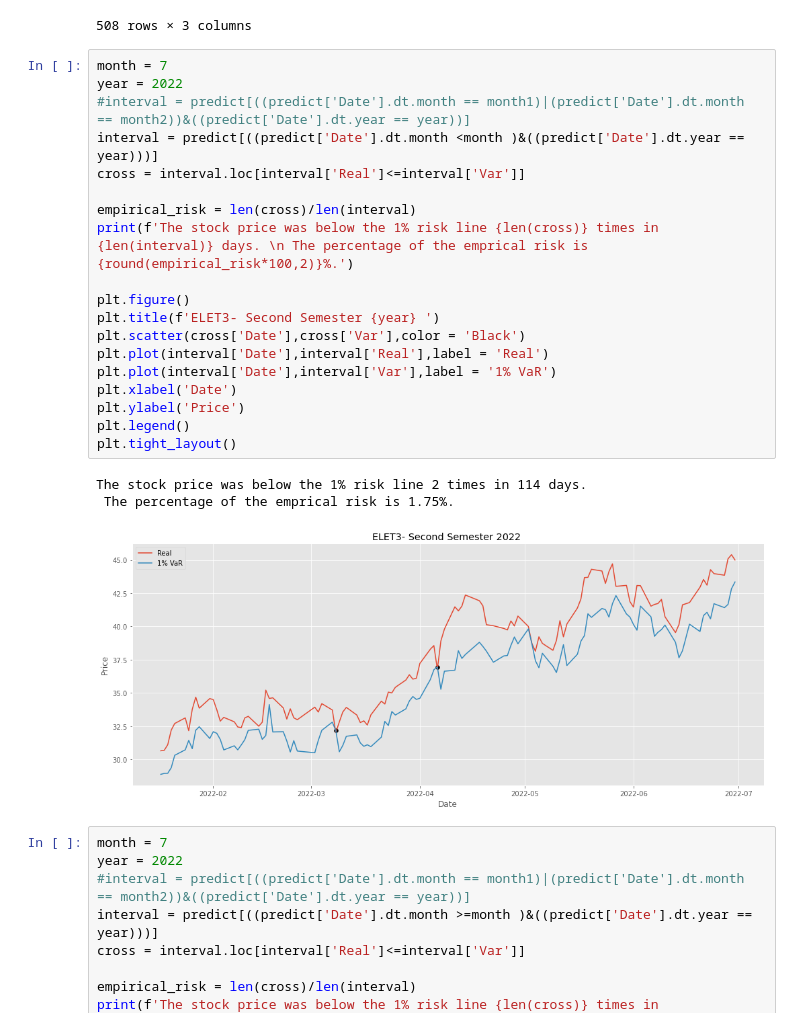
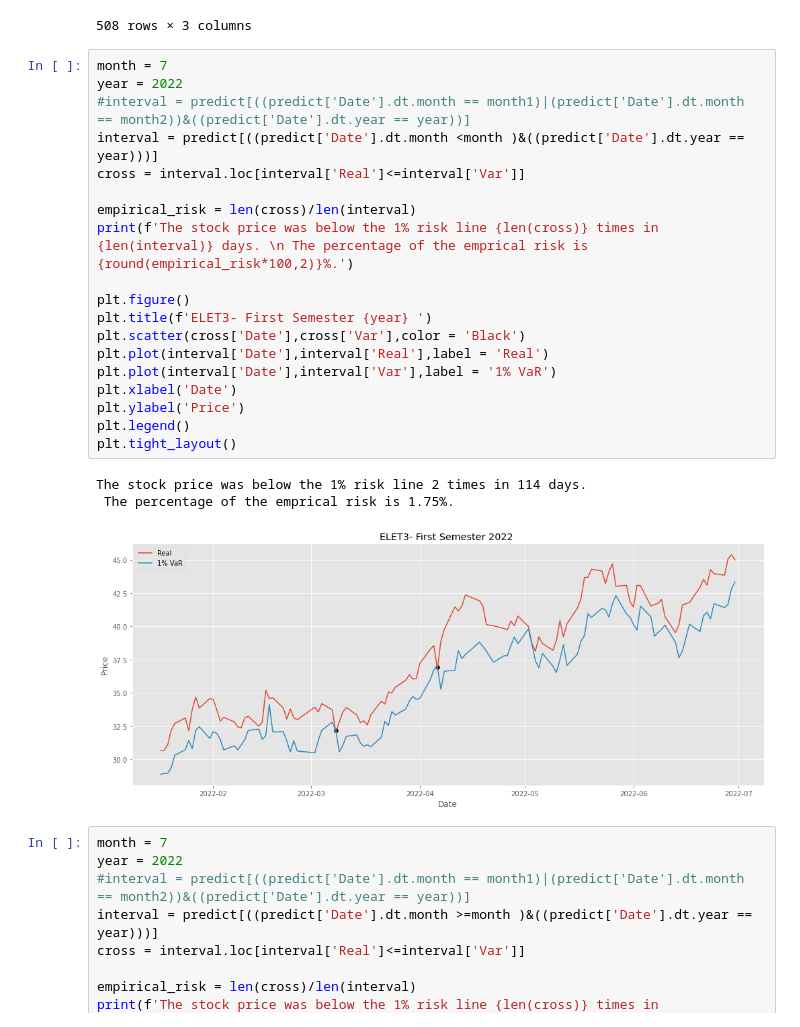
Before and after one commit to IsraelFPM/Risk-Analysis, a Jupyter notebook: ValueAtRisk.ipynb, the cells around one changed output. Saved outputs shown, nothing was run; the diff lists cells and outputs as text.

```diff
--- a/ValueAtRisk.ipynb
+++ b/ValueAtRisk.ipynb
@@ -397,26 +397,26 @@ predict
 # %%
 month = 7
 year = 2022
 #interval = predict[((predict['Date'].dt.month == month1)|(predict['Date'].dt.month == month2))&((predict['Date'].dt.year == year))]
 interval = predict[((predict['Date'].dt.month <month )&((predict['Date'].dt.year == year)))]
 cross = interval.loc[interval['Real']<=interval['Var']]
 
 empirical_risk = len(cross)/len(interval)
 print(f'The stock price was below the 1% risk line {len(cross)} times in {len(interval)} days. \n The percentage of the emprical risk is {round(empirical_risk*100,2)}%.')
 
 plt.figure()
-plt.title(f'ELET3- Second Semester {year} ')
+plt.title(f'ELET3- First Semester {year} ')
 plt.scatter(cross['Date'],cross['Var'],color = 'Black')
 plt.plot(interval['Date'],interval['Real'],label = 'Real')
 plt.plot(interval['Date'],interval['Var'],label = '1% VaR')
 plt.xlabel('Date')
 plt.ylabel('Price')
 plt.legend()
 plt.tight_layout()
 # %% [output]
 The stock price was below the 1% risk line 2 times in 114 days.
  The percentage of the emprical risk is 1.75%.
-[figure, old version]
+[figure, new version]
 # %%
 month = 7
 year = 2022
```
Also changed, not shown: parts of 10 cells of this notebook.
